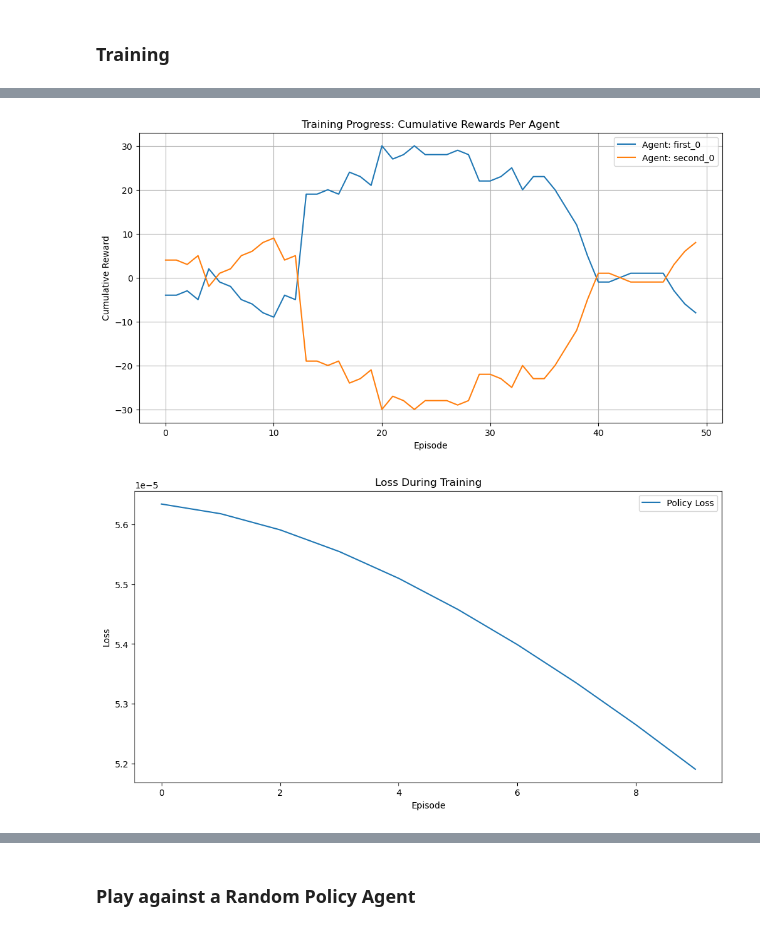
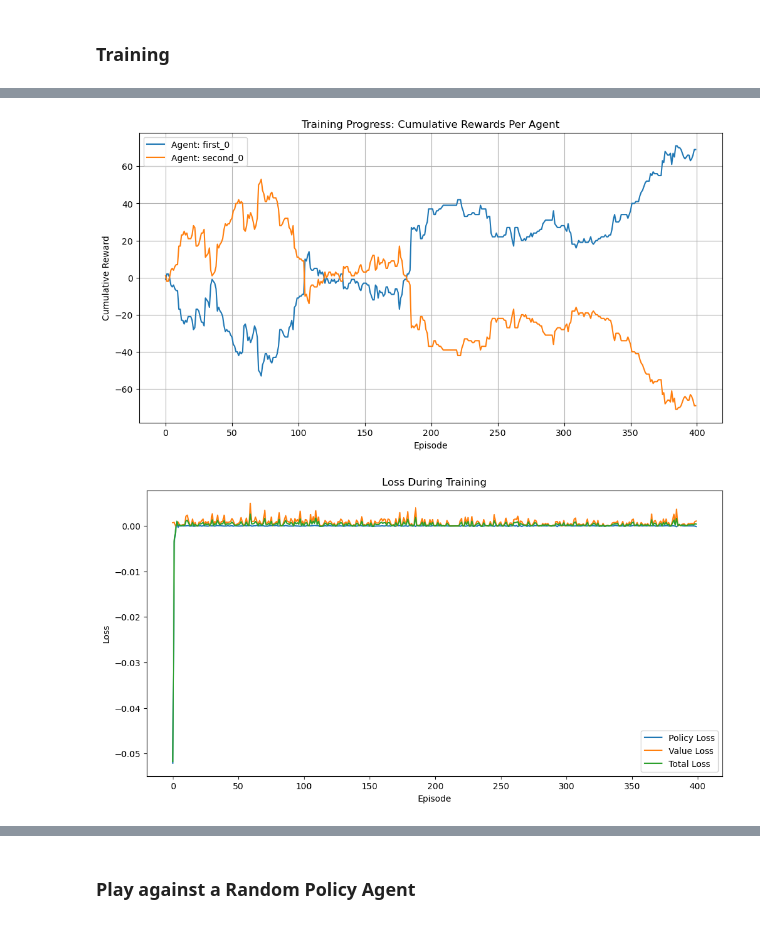
Before and after one commit to hebrian/boxing, a Jupyter notebook: test_self_play_PPO.ipynb, the cells around one changed output, grey strips where cells are left out. Cells and saved outputs as stored; diff of their text form; code cells hidden in the pictures.

Commit message:
organize the results, trained a 400 episode model

```diff
--- a/test_self_play_PPO.ipynb
+++ b/test_self_play_PPO.ipynb
@@ -269,12 +269,12 @@ class PPO:
         print(f"Value network loaded from {load_path}")
 # %%
 import os
-save_dir = "ppo_trained_models_Dec_12"
-os.makedirs(save_dir, exist_ok=True)
+load_dir = "ppo_Dec_15_early_stop"
+os.makedirs(load_dir, exist_ok=True)
 
 # File paths for saving
-policy_model_path = os.path.join(save_dir, "ppo_policy_model.pth")
-value_model_path = os.path.join(save_dir, "ppo_value_model.pth")
+policy_model_path = os.path.join(load_dir, "ppo_policy_model.pth")
+value_model_path = os.path.join(load_dir, "ppo_value_model.pth")
 # %% [markdown]
 ### Training
 # %%
@@ -412,13 +412,18 @@ ppo = PPO(obs_shape, action_space, lr=3e-5, gamma=0.9, epsilon=0.2, gae_lambda=0
 
 # Load pre-trained models if necessary
 # ppo.load_value_network(value_model_path)  # load value network
-# ppo.load_policy_network(policy_model_path) # load policy network
+ppo.load_policy_network(policy_model_path) # load policy network
 
 # Initialize the buffer
 buffer = RolloutBuffer()
 
+# Tracking losses
+episode_policy_losses = []
+episode_value_losses = []
+episode_total_losses = []
+
 # Step 3: Training Loop
-num_episodes = 50
+num_episodes = 400
 max_steps_per_episode = 5000  # Maximum steps to prevent infinite loops
 self_play_checkpoint_interval = 2  # Save the policy every N episodes for self-play
 # Initialize reward tracking
@@ -510,6 +515,9 @@ for episode in range(num_episodes):
     # Update PPO
     print(f"Episode {episode + 1}: Updating PPO model...")
     policy_losses, value_losses, total_losses = ppo.update(buffer)
+    episode_policy_losses.append(np.mean(policy_losses))
+    episode_value_losses.append(np.mean(value_losses))
+    episode_total_losses.append(np.mean(total_losses))
 
     # Save the current policy for self-play periodically
     if (episode + 1) % self_play_checkpoint_interval == 0:
@@ -571,18 +581,18 @@ plt.legend()
 plt.grid(True)
 plt.show()
 # %% [output]
-[figure, old version]
+[figure, new version]
 # %%
-# Plot the losses
+# Plotting losses after training
 plt.figure(figsize=(12, 6))
-plt.plot(policy_losses, label='Policy Loss')
-# plt.plot(value_losses, label='Value Loss')
-# plt.plot(total_losses, label='Total Loss')
-plt.xlabel('Episode')
-plt.ylabel('Loss')
-plt.title('Loss During Training')
+plt.plot(episode_policy_losses, label="Policy Loss")
+plt.plot(episode_value_losses, label="Value Loss")
+plt.plot(episode_total_losses, label="Total Loss")
+plt.xlabel("Episode")
+plt.ylabel("Loss")
+plt.title("Loss During Training")
 plt.legend()
 plt.show()
 # %% [output]
-[figure, old version]
+[figure, new version]
 # %%
```
Also changed, not shown: parts of 12 cells of this notebook, 26 other files.
